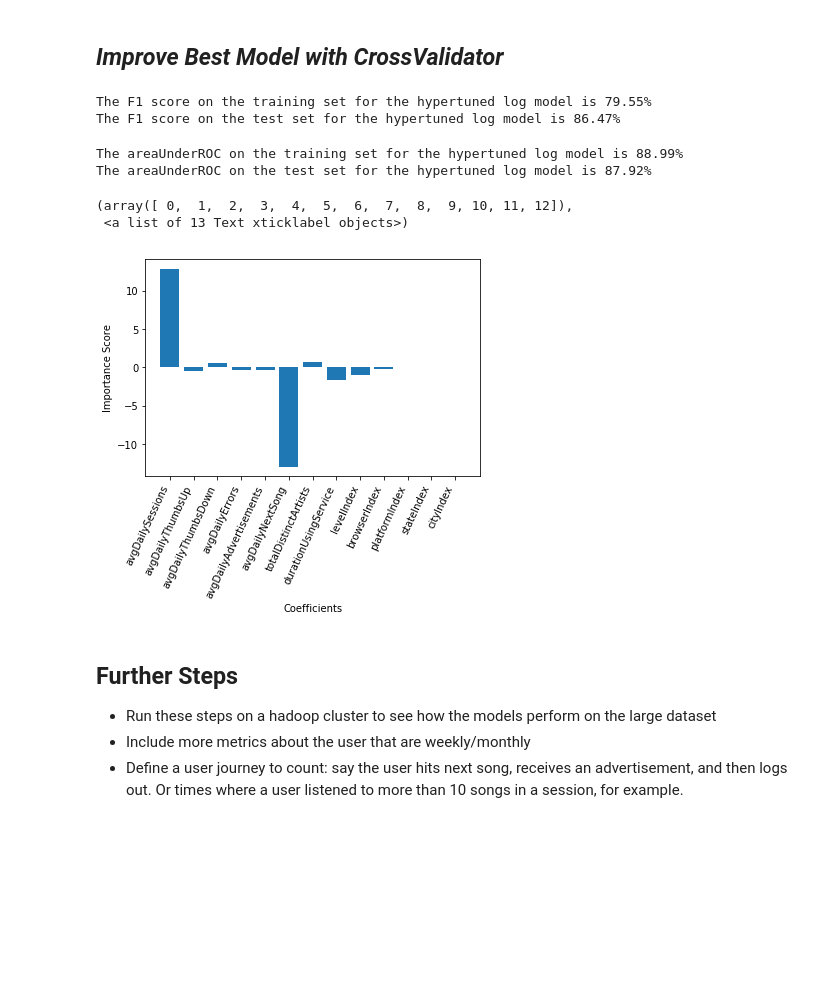
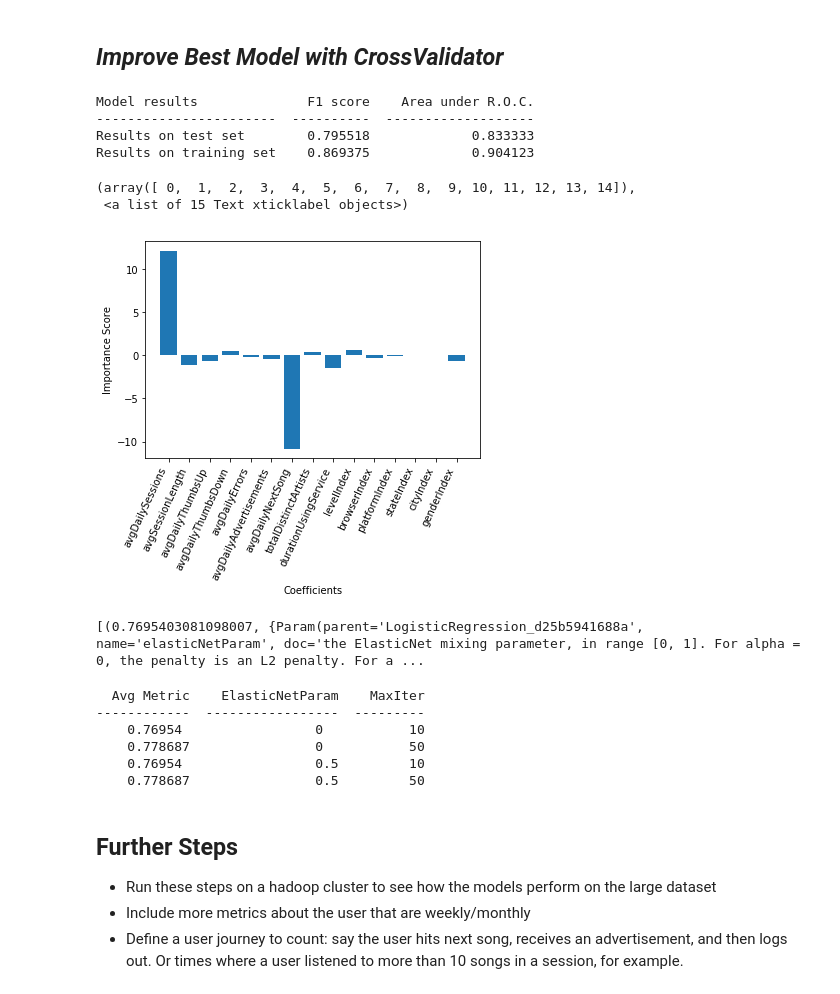
Before and after one commit to joepstein/udacity-data-science-capstone-sparkify, a Jupyter notebook: Sparkify-small-data-set.ipynb, the cells around one changed output. Cells and saved outputs as stored; diff of their text form; code cells hidden in the pictures; blank space fills up the shorter version.

```diff
--- a/Sparkify-small-data-set.ipynb
+++ b/Sparkify-small-data-set.ipynb
@@ -376,9 +938,3 @@ def create_avg_daily_page_interaction_column(df, page_interaction, page_title):
     df = df.join(avg_dailydf, on='userId')
 
     return df
-# %%
-user_log = create_avg_daily_page_interaction_column(user_log, 'Thumbs Up', 'ThumbsUp')
-user_log = create_avg_daily_page_interaction_column(user_log, 'Thumbs Down', 'ThumbsDown')
-user_log = create_avg_daily_page_interaction_column(user_log, 'Error', 'Errors')
-user_log = create_avg_daily_page_interaction_column(user_log, 'Roll Advert', 'Advertisements')
-user_log = create_avg_daily_page_interaction_column(user_log, 'NextSong', 'NextSong')
@@ -405,0 +961,3 @@ visualize_box_and_whisker('user_log', 'avgDailyThumbsDown')
+# %%
+user_log = create_avg_daily_page_interaction_column(user_log, 'NextSong', 'NextSongs')
+visualize_box_and_whisker(user_log, 'avgDailyNextSongs')
@@ -459,6 +1016,6 @@ root
  |-- durationUsingService: double (nullable = true)
 # %%
-user_log = user_log.drop('artist', 'auth', 'firstName', 'gender', 'itemInSession', 'lastName', 'length', 'location', 'method', 'registration', 'sessionId', 'song', 'status', 'ts', 'userAgent', 'Churned', 'uniqueDay', 'page')
+user_log = user_log.drop('artist', 'auth', 'firstName', 'itemInSession', 'lastName', 'length', 'location', 'method', 'registration', 'sessionId', 'song', 'status', 'ts', 'userAgent', 'Churned', 'uniqueDay', 'page')
 
 user_log = user_log.dropDuplicates(['userId'])
 # %%
@@ -471,17 +1028,17 @@ def transform_features_pipeline(df):
     ### Create pipeline for processing data
     # Categorical Data
     pipeline_stages = [StringIndexer(inputCol=column, outputCol=column+"Index")
-                        for column in ['level','browser', 'platform', 'state', 'city'] ]
+                        for column in ['level','browser', 'platform', 'state', 'city', 'gender'] ]
 
     # Numerical Data
-    assembler = VectorAssembler(inputCols=['avgDailySessions', 'avgDailyThumbsUp', 'avgDailyThumbsDown', 'avgDailyErrors', 'avgDailyAdvertisements', 'avgDailyNextSong', 'totalDistinctArtists', 'durationUsingService'], outputCol="features")
+    assembler = VectorAssembler(inputCols=['avgDailySessions', 'avgSessionLength', 'avgDailyThumbsUp', 'avgDailyThumbsDown', 'avgDailyErrors', 'avgDailyAdvertisements', 'avgDailyNextSongs', 'totalDistinctArtists', 'durationUsingService'], outputCol="features")
     pipeline_stages.append(assembler)
 
     standard_scaler = StandardScaler(inputCol='features', outputCol='scaledFeatures')
     pipeline_stages.append(standard_scaler)
 
     # Categorical and Numerical Data
-    combined_assembler = VectorAssembler(inputCols=['scaledFeatures','levelIndex', 'browserIndex', 'platformIndex', 'stateIndex', 'cityIndex'], outputCol='combinedFeatures')
+    combined_assembler = VectorAssembler(inputCols=['scaledFeatures','levelIndex', 'browserIndex', 'platformIndex', 'stateIndex', 'cityIndex', 'genderIndex'], outputCol='combinedFeatures')
 
     pipeline_stages.append(combined_assembler)
 
@@ -555,21 +1124,3 @@ cross_validator = CrossValidator(estimator = log_reg, estimatorParamMaps = log_r
 cv_model = cross_validator.fit(train)
 cv_test_results = cv_model.transform(test)
 cv_train_results = cv_model.transform(train)
-# %%
-f1_score_train = f1_evaluator.evaluate(cv_test_results.select(col('label'), col('prediction')))
-print('The F1 score on the training set for the hypertuned log model is {:.2%}'.format(f1_score_train))
-
-f1_score_test = f1_evaluator.evaluate(cv_train_results.select(col('label'), col('prediction')))
-print('The F1 score on the test set for the hypertuned log model is {:.2%}'.format(f1_score_test))
-# %% [output]
-The F1 score on the training set for the hypertuned log model is 79.55%
-The F1 score on the test set for the hypertuned log model is 86.47%
-# %%
-roc_train_value = auc_evaluator.evaluate(cv_train_results)
-print('The areaUnderROC on the training set for the hypertuned log model is {:.2%}'.format(roc_train_value))
-
-roc_test_value = auc_evaluator.evaluate(cv_test_results)
-print('The areaUnderROC on the test set for the hypertuned log model is {:.2%}'.format(roc_test_value))
-# %% [output]
-The areaUnderROC on the training set for the hypertuned log model is 88.99%
-The areaUnderROC on the test set for the hypertuned log model is 87.92%
@@ -576,18 +1131,38 @@ The areaUnderROC on the test set for the hypertuned log model is 87.92%
+# %%
+print(tabulate([["Results on test set", cv_test_f1, cv_test_roc], ["Results on training set", cv_train_f1, cv_train_roc]], headers=["Model results", "F1 score", "Area under R.O.C."]))
+# %% [output]
+Model results              F1 score    Area under R.O.C.
+-----------------------  ----------  -------------------
+Results on test set        0.795518             0.833333
+Results on training set    0.869375             0.904123
 # %%
 cv_feature_vals = cv_model.bestModel.coefficients
-feature_cols = ['avgDailySessions', 'avgDailyThumbsUp', 'avgDailyThumbsDown', 'avgDailyErrors', 'avgDailyAdvertisements', 'avgDailyNextSong', 'totalDistinctArtists', 'durationUsingService','levelIndex', 'browserIndex', 'platformIndex', 'stateIndex', 'cityIndex']
+feature_cols = ['avgDailySessions', 'avgSessionLength', 'avgDailyThumbsUp', 'avgDailyThumbsDown', 'avgDailyErrors', 'avgDailyAdvertisements', 'avgDailyNextSong', 'totalDistinctArtists', 'durationUsingService','levelIndex', 'browserIndex', 'platformIndex', 'stateIndex', 'cityIndex', 'genderIndex']
 
 x_pos = np.arange(len(feature_cols))
 
 plt.bar(x_pos, cv_feature_vals, align='center')
 plt.xticks(x_pos, feature_cols)
 plt.ylabel('Importance Score')
 plt.xlabel('Coefficients')
 plt.xticks(rotation=65, horizontalalignment='right')
 # %% [output]
-(array([ 0,  1,  2,  3,  4,  5,  6,  7,  8,  9, 10, 11, 12]),
- <a list of 13 Text xticklabel objects>)
+(array([ 0,  1,  2,  3,  4,  5,  6,  7,  8,  9, 10, 11, 12, 13, 14]),
+ <a list of 15 Text xticklabel objects>)
-[figure, old version]
+[figure, new version]
+# %%
+print(list(zip(cv_model.avgMetrics, log_reg_param_grid)))
+# %% [output]
+[(0.7695403081098007, {Param(parent='LogisticRegression_d25b5941688a', name='elasticNetParam', doc='the ElasticNet mixing parameter, in range [0, 1]. For alpha = 0, the penalty is an L2 penalty. For a ...
+# %%
+print(tabulate([["0.7695403081098007", "0", "10"], ["0.7786866820791636", "0", "50"], ["0.7695403081098007", "0.5", "10"], ["0.7786866820791636", "0.5", "50"] ], headers=["Avg Metric", "ElasticNetParam", "MaxIter"]))
+# %% [output]
+  Avg Metric    ElasticNetParam    MaxIter
+------------  -----------------  ---------
+    0.76954                 0           10
+    0.778687                0           50
+    0.76954                 0.5         10
+    0.778687                0.5         50
 # %% [markdown]
 ## Further Steps
 * Run these steps on a hadoop cluster to see how the models perform on the large dataset
```
Also changed, not shown: parts of 107 cells of this notebook, 1 other file.
